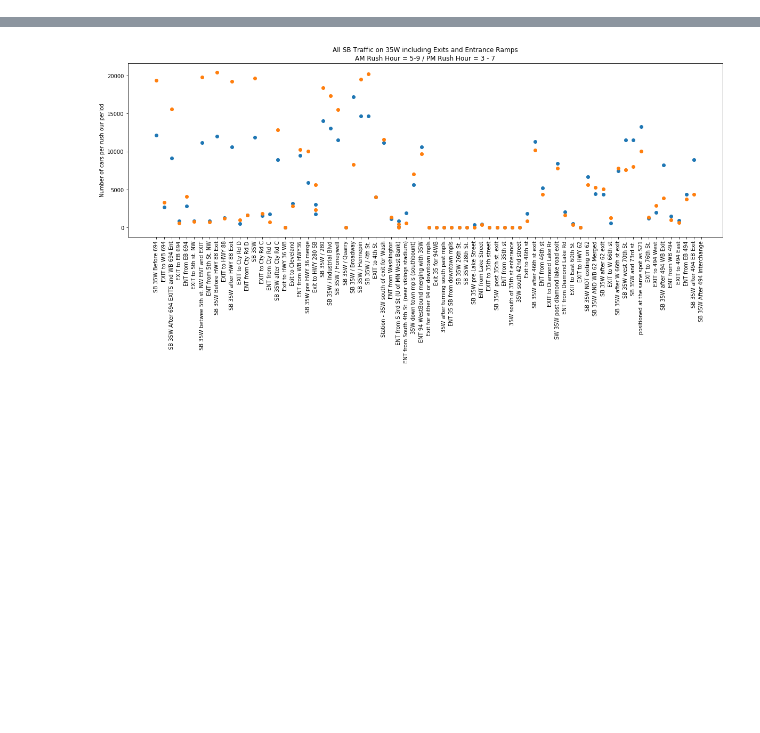
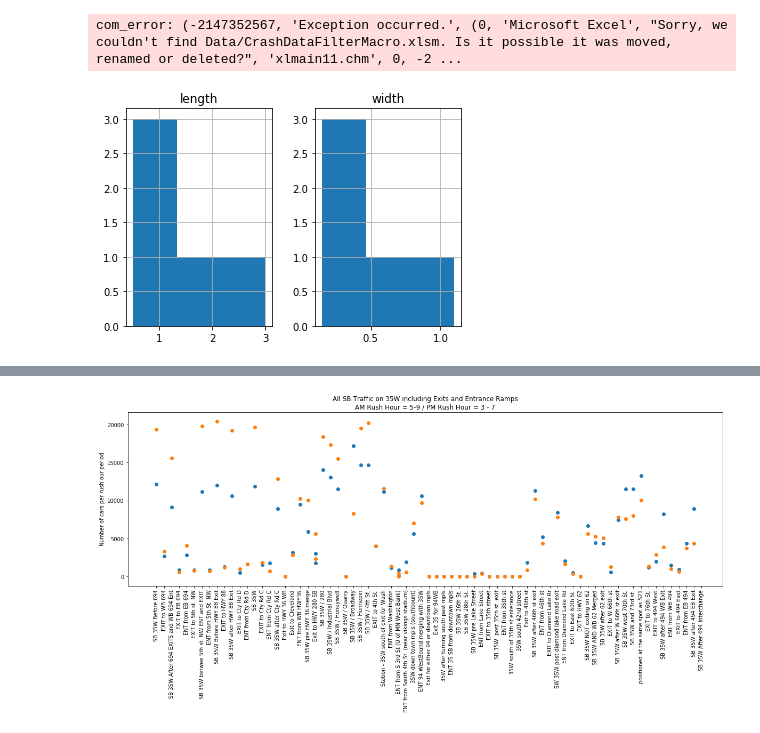
Before and after one commit to Dkreitzer/Team_streprogen_Project1, a Jupyter notebook: Working_On_Final_Version.ipynb, the cells around one changed output, grey strips where cells are left out. Saved outputs shown, nothing was run; the diff lists cells and outputs as text; code cells hidden in the pictures; blank space fills up the shorter version.

```diff
--- a/dk_testing_SB35W.ipynb
+++ b/Working_On_Final_Version.ipynb
@@ -16,0 +99,32 @@ def display_side_by_side(*args):
+# %%
+######################################################
+# BUG WITH MACRO - NEEDS TO BE FIXED STILL
+
+#Crash_Data_df.dtypes
+import win32com.client
+
+run_xl = win32com.client.Dispatch('Excel.Application')
+run_xl.Workbooks.Open('Data/CrashDataFilterMacro.xlsm')
+run_xl.Application.Run("Macro1")
+run_xl.Application.Quit()
+
+#PRINT FINAL COMPLETED MESSAGE#
+print("Macro refresh completed!")
+############################################
+# BUG - This needs to be fixed once the macro is fixed.
+# right now all the incident visuals are referencing the un-macro'd data
+###########################################################################
+
+Crash_Data = "Data/crash_data_filtered.csv"
+Crash_Data_df = pd.read_csv(Crash_Data)
+Crash_Data_df.head(2)
+# %% [output]
+com_error: (-2147352567, 'Exception occurred.', (0, 'Microsoft Excel', "Sorry, we couldn't find Data/CrashDataFilterMacro.xlsm. Is it possible it was moved, renamed or deleted?", 'xlmain11.chm', 0, -2 ...
+# %%
+df = pd.DataFrame({
+...     'length': [1.5, 0.5, 1.2, 0.9, 3],
+...     'width': [0.7, 0.2, 0.15, 0.2, 1.1]
+...     }, index= ['pig', 'rabbit', 'duck', 'chicken', 'horse'])
+>>> hist = df.hist(bins=3)
+# %% [output]
+[figure, added]
```
Also changed, not shown: parts of 28 cells of this notebook, 15 other files.
